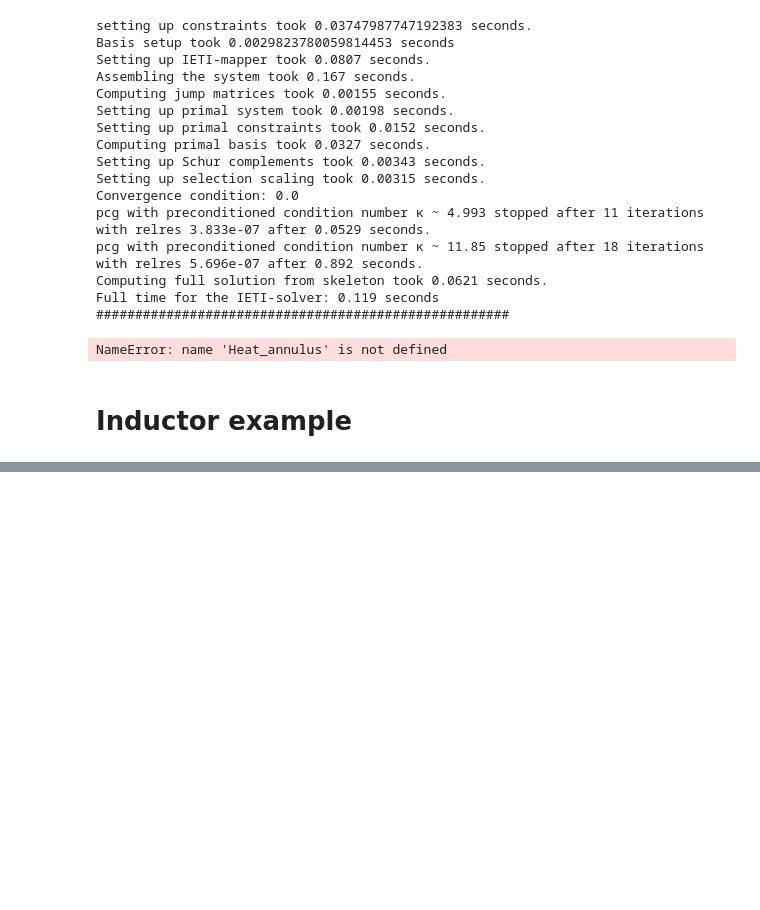
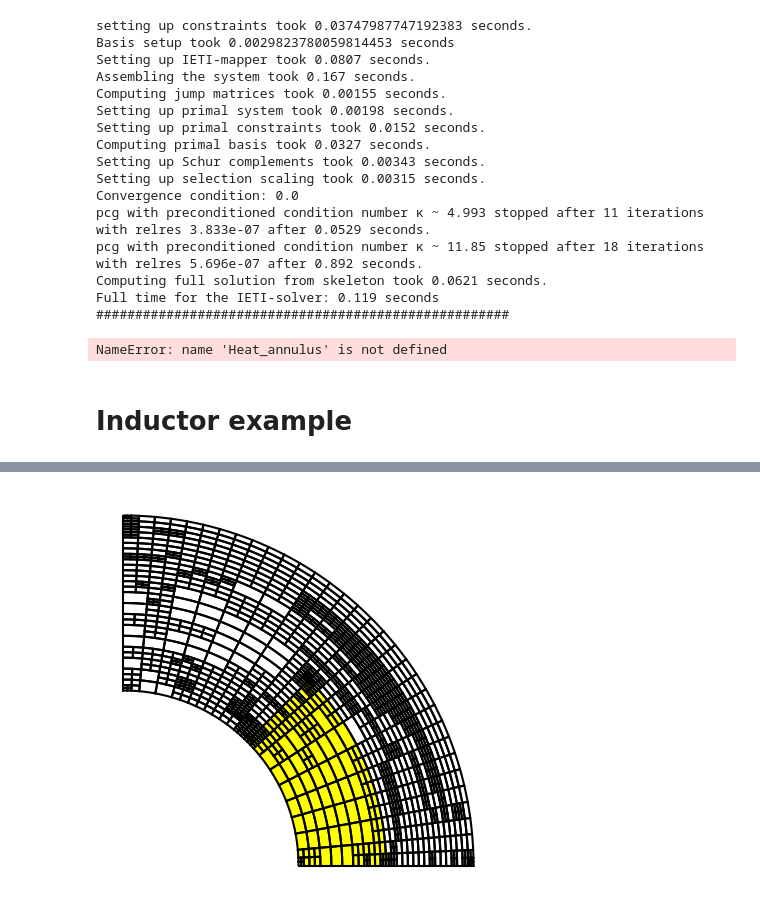
Before and after one commit to Stefan714/pyiga, a Jupyter notebook: notebooks/IETI.ipynb, the cells around one changed output, grey strips where cells are left out. Cells and saved outputs as stored; diff of their text form; code cells hidden in the pictures; blank space fills up the shorter version.

```diff
--- a/notebooks/IETI.ipynb
+++ b/notebooks/IETI.ipynb
@@ -1368,0 +1367,85 @@ array([[6.30000e+01, 5.10300e+03, 9.36057e+03, 9.60000e+01, 5.53485e+01, 5.76312
+# %%
+def QuarterAnullus(deg, N):
+    patches = [(2*(bspline.make_knots(2,0,1,5),),geometry.quarter_annulus())]
+    M = topology.PatchMesh(patches)
+    M.h_refine();
+    M.set_domain_id({1:{0}})
+    return M
+# %%
+j = {0:lambda x,y: 1.0, 1:lambda x,y:1.0}
+nu = {0:100000.0, 1:1.0}
+dir_data = {0:0}
+# %%
+degs = (2,)
+maxpatches =700
+n_info=6
+R = np.zeros((100,n_info*len(degs)))
+maxiter=0
+
+for i,deg in enumerate(degs):
+    N = deg + 1
+    M = QuarterAnullus(deg,N)
+    MP = assemble.Multipatch(M, automatch=True)
+    U = []
+
+    print("======================================================")
+    print("deg = "+str(deg))
+    k=0
+    while MP.nPatches < maxpatches:
+        #M.plotmesh(figsize=(5,5),color={'C1':'yellow', 'C2':'yellow', 'Fe':'darkgrey', 'Air':'white'}, knots=0, bwidth=0.01, patch_idx=0)
+        #plt.axis('off');
+        #plt.axis('scaled');
+        #plt.savefig('/home/wolfman/Pictures/Inductor/p'+str(deg)+'/i'+str(i)+'.pdf',bbox_inches='tight');
+        #plt.show()
+
+        print("Number of patches: {}".format(MP.nPatches))
+        R[k,n_info*i]=MP.nPatches
+        R[k,n_info*i+1]=MP.N_ofs[-1]
+
+        ### Solve
+        u,R[k,n_info*i+2],R[k,n_info*i+3]  = solveIETI(M,dir_data,j,nu)
+        U.append(u)
+
+        t=time.time()
+        err_ind=adaptive.mp_resPois(MP,u,a=nu, f=j)
+        eta = np.linalg.norm(err_ind)
+
+        R[k,n_info*i+4]=eta
+        #R[k,6*i+5]=u_err
+
+        print("Error Estimator: {:.3}".format(eta))
+
+        marked_patches = adaptive.doerfler_mark(err_ind, theta=0.8, TOL = 0.05)
+        marked_patches = {p:None for p in marked_patches}
+        print("Estimating and marking took {:.3} seconds.".format(time.time()-t))
+
+        t=time.time()
+        P=MP.h_refine(h_ref=marked_patches,ref="rs", return_P = True, decoupled=True)
+        print("Split {} patches due to error indicator".format(len(marked_patches)))
+        P = consistency_split(MP,nu,return_P =True)@P;
+        P = admissibility_split(MP, return_P = True)@P;
+        print("Patch-splitting took {:.3} seconds".format(time.time()-t))
+        MP = assemble.Multipatch(M, automatch=True)
+
+        U=[P@u for u in U]
+
+        k+=1
+        print("#####################################################")
+    #P = MP.h_refine(h_ref=-1, return_P = True, decoupled=True)
+    P = MP.p_refine(2, return_P=True, decoupled=True)
+    u_exact,_,_  = solveIETI(M,dir_data,j,nu)
+    A = sum([MP.assemble_volume("nu * inner(grad(u),grad(v)) * dx", arity=2, nu=nu[key], decoupled=True) for key in MP.mesh.domains])
+    for l in range(k):
+        e = P@U[l]-u_exact
+        R[l,n_info*i+5] = e.T@A@e
+
+
+    maxiter=max(k,maxiter)
+
+R = R[:maxiter,:]
+M.plotmesh(figsize=(5,5),color={0:'white', 1:'yellow'}, knots=0, bwidth=0.01, patch_idx=0)
+plt.axis('off');
+plt.axis('scaled');
+#plt.savefig('/home/wolfman/Pictures/Inductor/p'+str(deg)+'/i'+str(i)+'.pdf',bbox_inches='tight');
+plt.show()
+# %% [output]
@@ -1368,0 +1469 @@ array([[6.30000e+01, 5.10300e+03, 9.36057e+03, 9.60000e+01, 5.53485e+01, 5.76312
+[figure, added]
```
Also changed, not shown: parts of 8 cells of this notebook, 1 other file.
